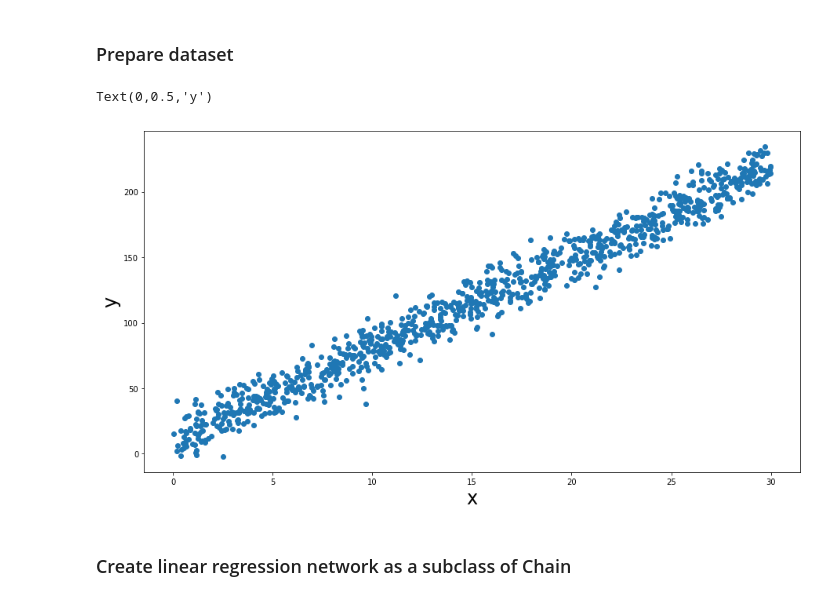
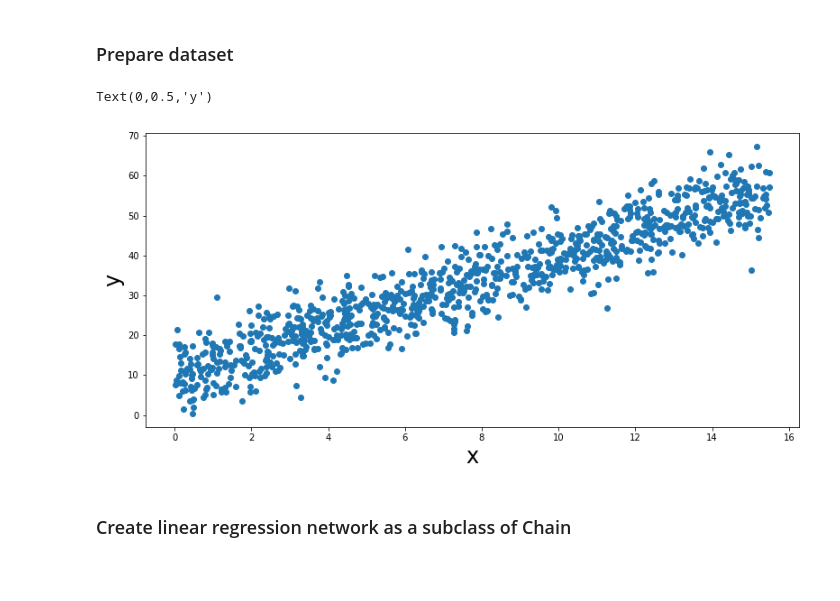
Before and after one commit to ranjita-naik/Deep-Learning, a Jupyter notebook: Chainer/Linear Regression.ipynb, the cells around one changed output. Saved outputs shown, nothing was run; the diff lists cells and outputs as text; code cells hidden in the pictures; blank space fills up the shorter version.

```diff
--- a/Chainer/Linear Regression.ipynb
+++ b/Chainer/Linear Regression.ipynb
@@ -12,17 +12,17 @@ import matplotlib.pyplot as plt
 # %% [markdown]
 ### Prepare dataset
 # %%
-plt.figure(figsize=(15,8))
-x = 30 * np.random.rand(1000).astype(np.float32)
-y = 7 * x + 10
-y += 10 * np.random.randn(1000).astype(np.float32)
+plt.figure(figsize=(13,6))
+x = 15.5  * np.random.rand(1000).astype(np.float32)
+y = 3 * x + 10
+y += 5 * np.random.randn(1000).astype(np.float32)
 
 plt.scatter(x,y)
 plt.xlabel('x', fontsize=24)
 plt.ylabel('y', fontsize=24)
 # %% [output]
 Text(0,0.5,'y')
-[figure, old version]
+[figure, new version]
 # %% [markdown]
 ### Create linear regression network as a subclass of Chain
 # %%
```
Also changed, not shown: parts of 1 cell of this notebook.
